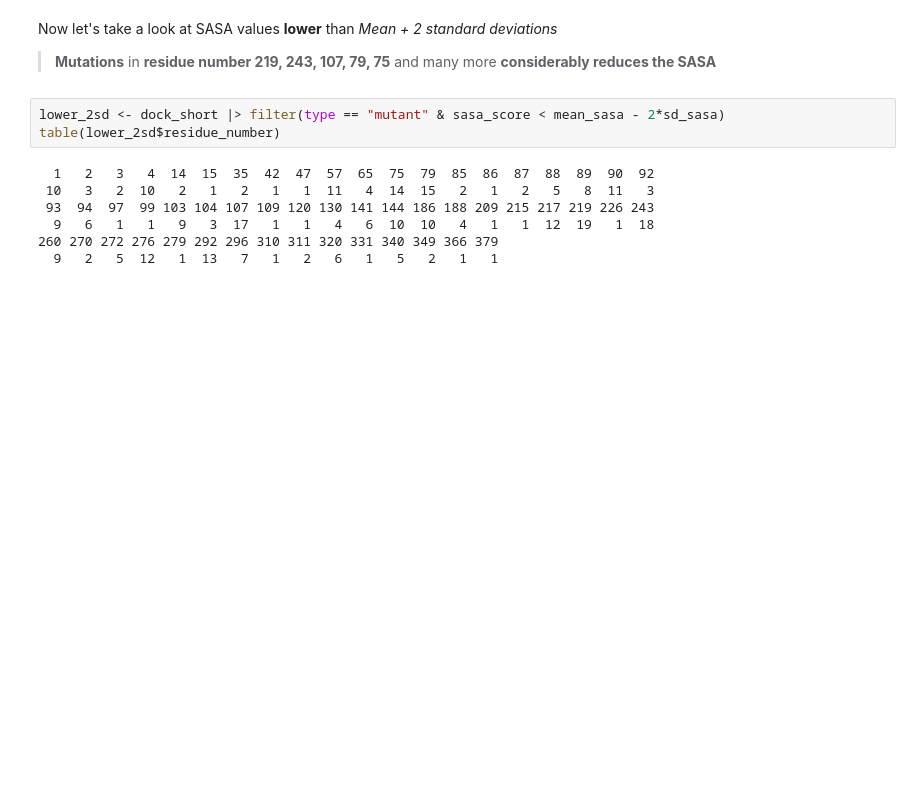
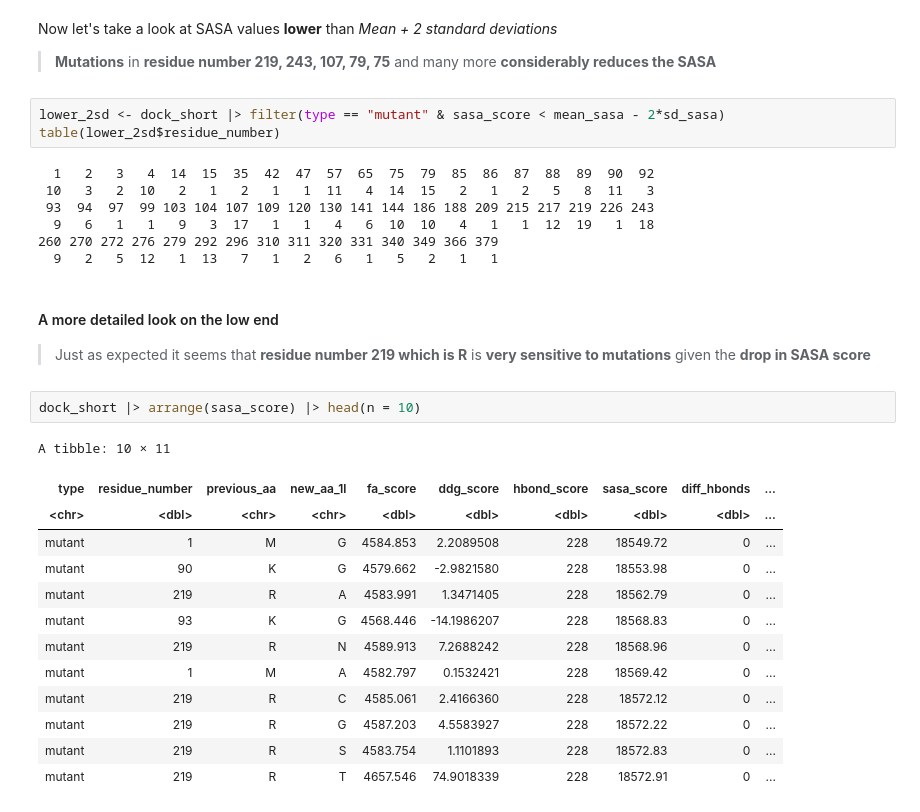
Before and after one commit to redradman/OneAAatATime, a Jupyter notebook: docked_analysis.ipynb, the cells around one changed output. Cells and saved outputs as stored; diff of their text form; blank space fills up the shorter version.

```diff
--- a/docked_analysis.ipynb
+++ b/docked_analysis.ipynb
@@ -235,3 +235,22 @@ table(lower_2sd$residue_number)
   9   6   1   1   9   3  17   1   1   4   6  10  10   4   1   1  12  19   1  18
 260 270 272 276 279 292 296 310 311 320 331 340 349 366 379
   9   2   5  12   1  13   7   1   2   6   1   5   2   1   1
+# %% [markdown]
+#### A more detailed look on the low end
+> Just as expected it seems that **residue number 219 which is R** is **very sensitive to mutations** given the **drop in SASA score**
+# %%
+dock_short |> arrange(sasa_score) |> head(n = 10)
+# %% [output]
+A tibble: 10 × 11
+| type | residue_number | previous_aa | new_aa_1l | fa_score | ddg_score | hbond_score | sasa_score | diff_hbonds | ... |
+| <chr> | <dbl> | <chr> | <chr> | <dbl> | <dbl> | <dbl> | <dbl> | <dbl> | ... |
+| mutant | 1 | M | G | 4584.853 | 2.2089508 | 228 | 18549.72 | 0 | ... |
+| mutant | 90 | K | G | 4579.662 | -2.9821580 | 228 | 18553.98 | 0 | ... |
+| mutant | 219 | R | A | 4583.991 | 1.3471405 | 228 | 18562.79 | 0 | ... |
+| mutant | 93 | K | G | 4568.446 | -14.1986207 | 228 | 18568.83 | 0 | ... |
+| mutant | 219 | R | N | 4589.913 | 7.2688242 | 228 | 18568.96 | 0 | ... |
+| mutant | 1 | M | A | 4582.797 | 0.1532421 | 228 | 18569.42 | 0 | ... |
+| mutant | 219 | R | C | 4585.061 | 2.4166360 | 228 | 18572.12 | 0 | ... |
+| mutant | 219 | R | G | 4587.203 | 4.5583927 | 228 | 18572.22 | 0 | ... |
+| mutant | 219 | R | S | 4583.754 | 1.1101893 | 228 | 18572.83 | 0 | ... |
+| mutant | 219 | R | T | 4657.546 | 74.9018339 | 228 | 18572.91 | 0 | ... |
```
Also changed, not shown: parts of 2 cells of this notebook.
